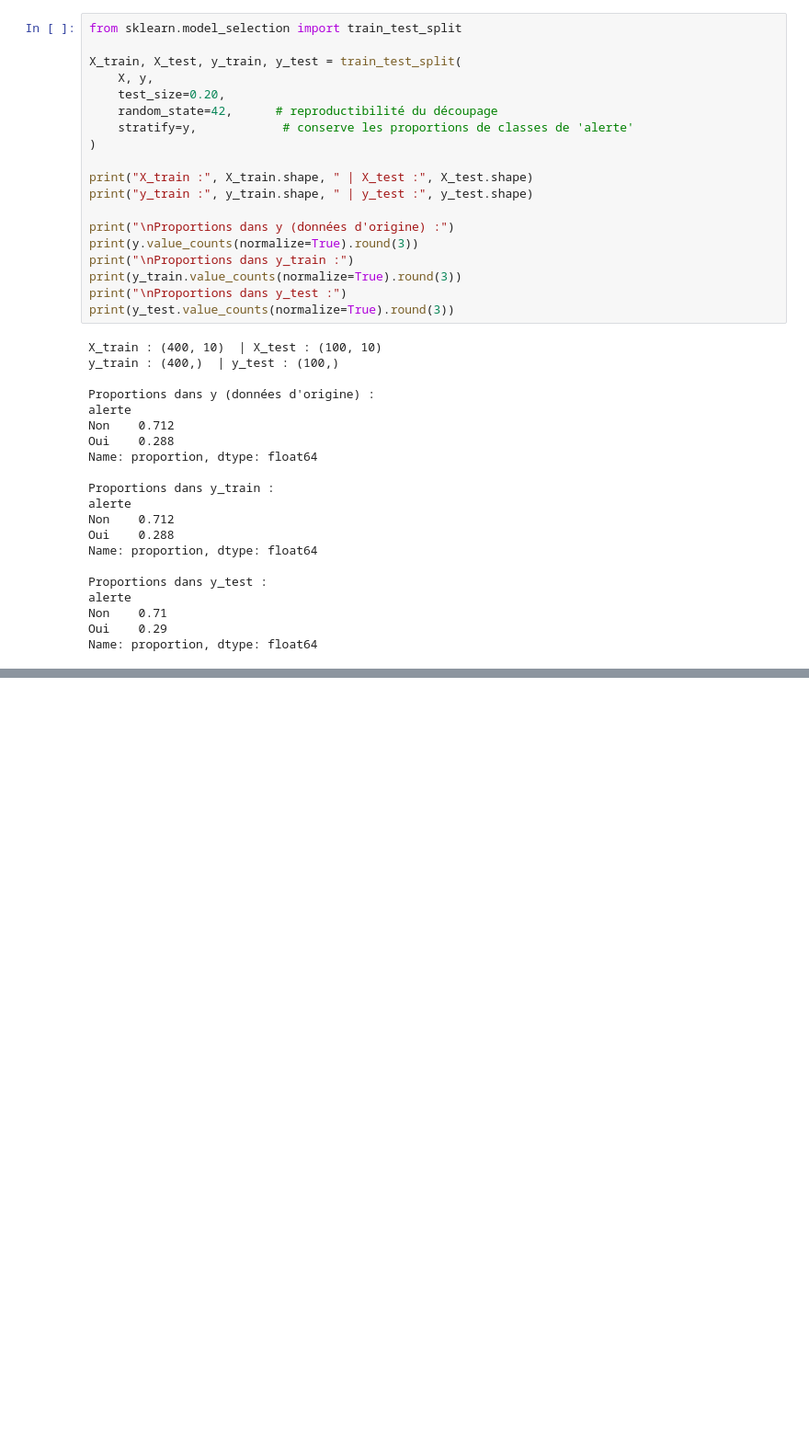
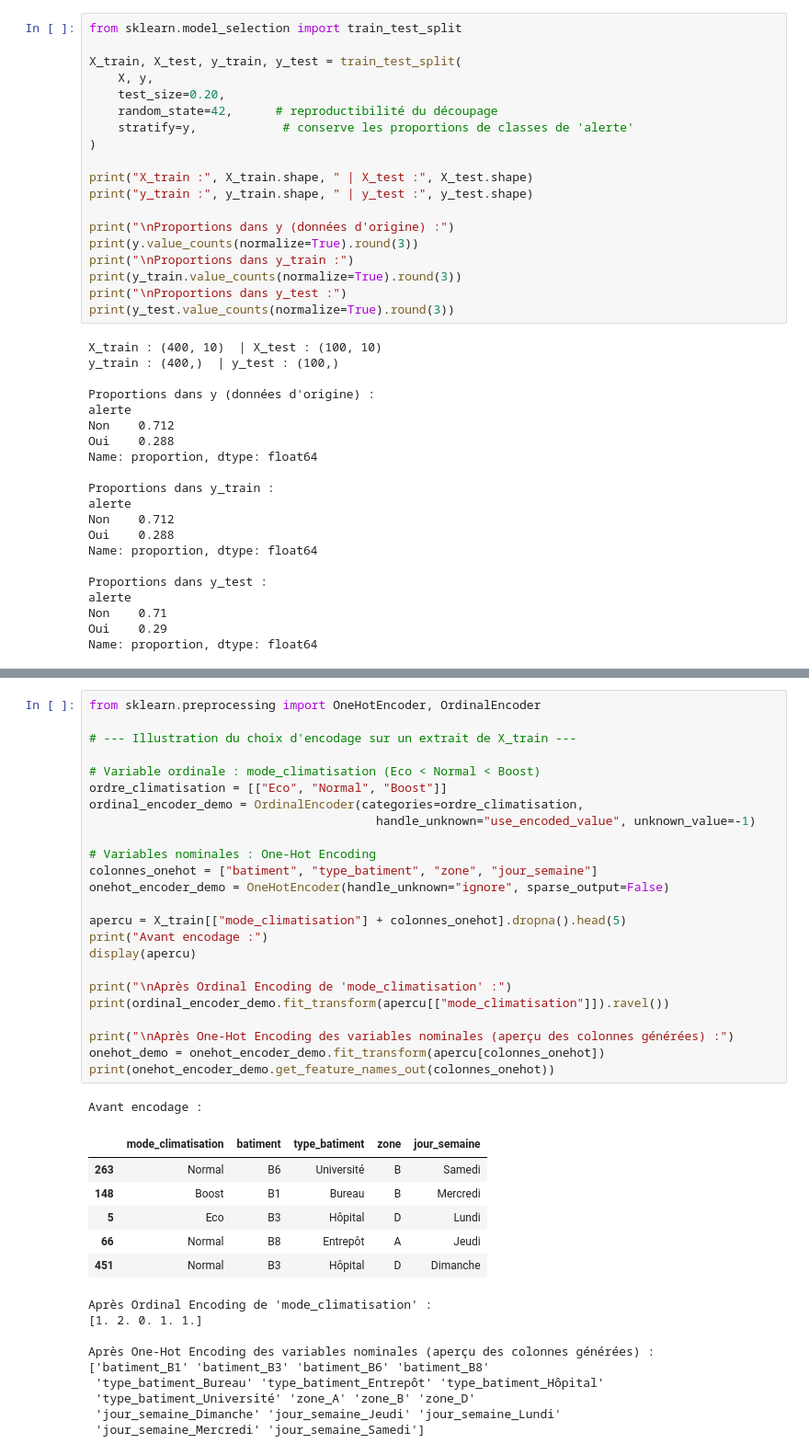
Before and after one commit to DIOPBARHAM/atelier_prepa_donnees_tab, a Jupyter notebook: notebooks/atelier_prepa_donnees_tab.ipynb, the cells around one changed output, grey strips where cells are left out. Shown at 92% size. Cells and saved outputs as stored; diff of their text form; blank space fills up the shorter version.

Commit message:
Partie 4 – Encodage des variables catégorielles Appliquer, en justifiant, l’encodage le plus adapté à chaque variable catégorielle

```diff
--- a/notebooks/atelier_prepa_donnees_tab.ipynb
+++ b/notebooks/atelier_prepa_donnees_tab.ipynb
@@ -678,0 +691,41 @@ Name: proportion, dtype: float64
+# %%
+from sklearn.preprocessing import OneHotEncoder, OrdinalEncoder
+
+# --- Illustration du choix d'encodage sur un extrait de X_train ---
+
+# Variable ordinale : mode_climatisation (Eco < Normal < Boost)
+ordre_climatisation = [["Eco", "Normal", "Boost"]]
+ordinal_encoder_demo = OrdinalEncoder(categories=ordre_climatisation,
+                                        handle_unknown="use_encoded_value", unknown_value=-1)
+
+# Variables nominales : One-Hot Encoding
+colonnes_onehot = ["batiment", "type_batiment", "zone", "jour_semaine"]
+onehot_encoder_demo = OneHotEncoder(handle_unknown="ignore", sparse_output=False)
+
+apercu = X_train[["mode_climatisation"] + colonnes_onehot].dropna().head(5)
+print("Avant encodage :")
+display(apercu)
+
+print("\nAprès Ordinal Encoding de 'mode_climatisation' :")
+print(ordinal_encoder_demo.fit_transform(apercu[["mode_climatisation"]]).ravel())
+
+print("\nAprès One-Hot Encoding des variables nominales (aperçu des colonnes générées) :")
+onehot_demo = onehot_encoder_demo.fit_transform(apercu[colonnes_onehot])
+print(onehot_encoder_demo.get_feature_names_out(colonnes_onehot))
+# %% [output]
+Avant encodage :
+|  | mode_climatisation | batiment | type_batiment | zone | jour_semaine |
+| 263 | Normal | B6 | Université | B | Samedi |
+| 148 | Boost | B1 | Bureau | B | Mercredi |
+| 5 | Eco | B3 | Hôpital | D | Lundi |
+| 66 | Normal | B8 | Entrepôt | A | Jeudi |
+| 451 | Normal | B3 | Hôpital | D | Dimanche |
+Après Ordinal Encoding de 'mode_climatisation' :
+[1. 2. 0. 1. 1.]
+
+Après One-Hot Encoding des variables nominales (aperçu des colonnes générées) :
+['batiment_B1' 'batiment_B3' 'batiment_B6' 'batiment_B8'
+ 'type_batiment_Bureau' 'type_batiment_Entrepôt' 'type_batiment_Hôpital'
+ 'type_batiment_Université' 'zone_A' 'zone_B' 'zone_D'
+ 'jour_semaine_Dimanche' 'jour_semaine_Jeudi' 'jour_semaine_Lundi'
+ 'jour_semaine_Mercredi' 'jour_semaine_Samedi']
```
Also changed, not shown: parts of 1 cell of this notebook.
